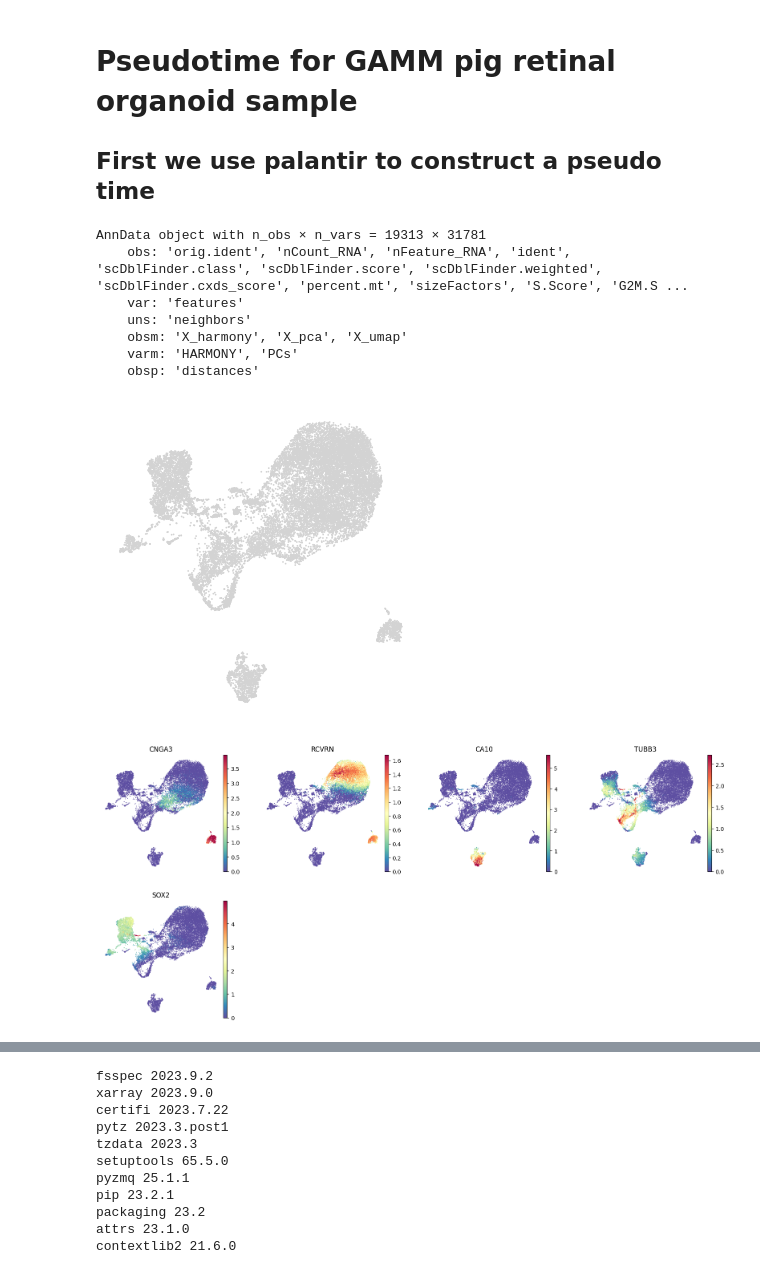
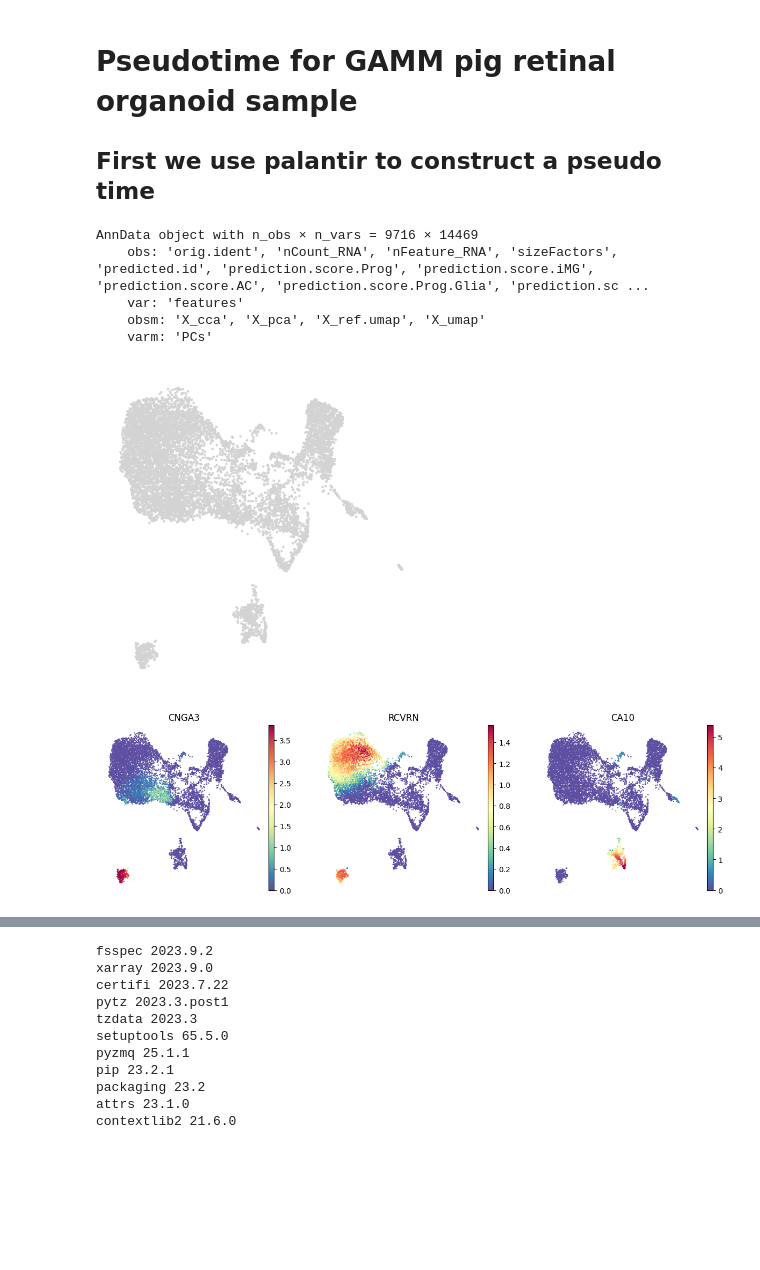
Before and after one commit to stewart-lab/scRNAseq_library, a Jupyter notebook: sc_pipeline/src/pseudotime_GAMM.ipynb, the cells around one changed output, grey strips where cells are left out. Drawn from its saved outputs; the diff is of its cells as text; code cells hidden in the pictures; blank space fills up the shorter version.

```diff
--- a/sc_pipeline/src/pseudotime_GAMM.ipynb
+++ b/sc_pipeline/src/pseudotime_GAMM.ipynb
@@ -27,28 +27,34 @@ warnings.filterwarnings(
 
 # Inline plotting
 %matplotlib inline
+
+# variables
+DATA_DIR = "/Users/bmoore/Desktop/scRNAseq/GAMM/human_ref/output_seurat_mapping_20230913_100651_cc/"
+ADATA_FILE = "gamms2_cca_pred.h5ad"
+ANNOT_TYPE = "seurat_map" # "seurat_map", "clustifyr", "manual"
+NC = 8 # number of components
 # %%
 # load data
 ## note- data was previously converted from seurat object to anndata object
 
-data_dir = os.path.expanduser("/Users/bmoore/Desktop/scRNAseq/GAMM/GAMM_S2/output_20230830_155530/")
-adata = sc.read_h5ad(data_dir + "gamms2_clustifyr.h5ad")
+# data_dir = os.path.expanduser("/Users/bmoore/Desktop/scRNAseq/GAMM/GAMM_S2/output_20230830_155530/")
+# adata = sc.read_h5ad(data_dir + "gamms2_clustifyr.h5ad")
+data_dir = os.path.expanduser(DATA_DIR)
+adata = sc.read_h5ad(data_dir + ADATA_FILE)
 adata
 # %% [output]
-AnnData object with n_obs × n_vars = 19313 × 31781
-    obs: 'orig.ident', 'nCount_RNA', 'nFeature_RNA', 'ident', 'scDblFinder.class', 'scDblFinder.score', 'scDblFinder.weighted', 'scDblFinder.cxds_score', 'percent.mt', 'sizeFactors', 'S.Score', 'G2M.S ...
+AnnData object with n_obs × n_vars = 9716 × 14469
+    obs: 'orig.ident', 'nCount_RNA', 'nFeature_RNA', 'sizeFactors', 'predicted.id', 'prediction.score.Prog', 'prediction.score.iMG', 'prediction.score.AC', 'prediction.score.Prog.Glia', 'prediction.sc ...
     var: 'features'
-    uns: 'neighbors'
-    obsm: 'X_harmony', 'X_pca', 'X_umap'
-    varm: 'HARMONY', 'PCs'
-    obsp: 'distances'
+    obsm: 'X_cca', 'X_pca', 'X_ref.umap', 'X_umap'
+    varm: 'PCs'
 # %%
 # WE have already preprocessed this data
 
 # Now create a diffusion map
 
 # Run diffusion maps
-dm_res = palantir.utils.run_diffusion_maps(adata, n_components=6)
+dm_res = palantir.utils.run_diffusion_maps(adata, n_components=NC)
 # low dim embedding of the data is estimated based on the eigen gap
 ms_data = palantir.utils.determine_multiscale_space(adata)
 # %%
@@ -59,22 +65,22 @@ sc.pl.embedding(
     frameon=False,
 )
 # %% [output]
-[figure, old version]
+[figure, new version]
 # %%
 # MAGIC imputation
 # Palantir uses MAGIC to impute the data for visualization and determining gene expression trends.
 imputed_X = palantir.utils.run_magic_imputation(adata)
 # gene expression visualization on UMAP
 sc.pl.embedding(
     adata,
     basis="umap",
     layer="MAGIC_imputed_data",
-    color=["CNGA3", "RCVRN", "CA10", "TUBB3","SOX2"],
+    color=["CNGA3", "RCVRN", "CA10"], # "TUBB3", "SOX2" not in cross species
     frameon=False,
 )
 plt.show()
 # %% [output]
-[figure, old version]
+[figure, new version]
 # %%
 # Diffusion maps visualization
 palantir.plot.plot_diffusion_components(adata)
```
Also changed, not shown: parts of 18 cells of this notebook, 1 other file.
